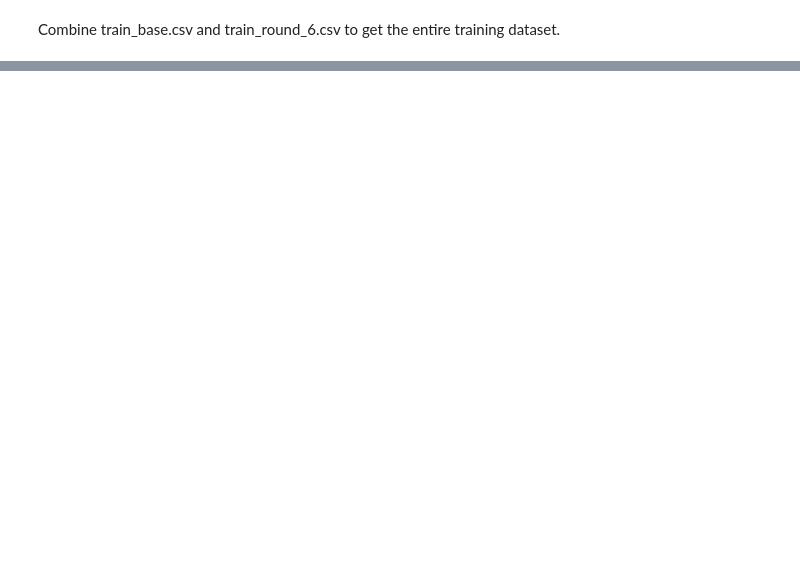
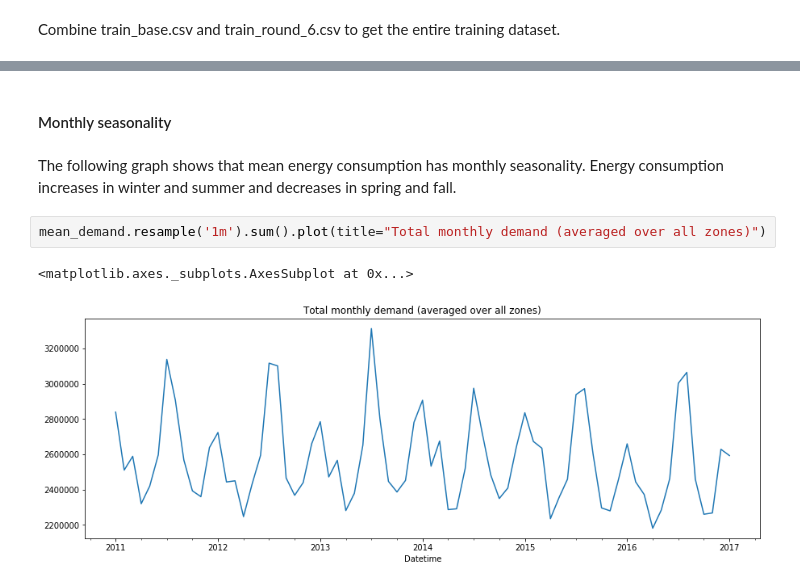
Before and after one commit to sdonohoo/forecasting, a Jupyter notebook: energy_load/GEFCom2017_D_Prob_MT_hourly/reference/Data_Exploration.ipynb, the cells around one changed output, grey strips where cells are left out. Drawn from its saved outputs; the diff is of its cells as text; blank space fills up the shorter version.

```diff
--- a/energy_load/GEFCom2017_D_Prob_MT_hourly/reference/Data_Exploration.ipynb
+++ b/energy_load/GEFCom2017_D_Prob_MT_hourly/reference/Data_Exploration.ipynb
@@ -251,0 +164,9 @@ is not recommended if your data is big.
+# %% [markdown]
+#### Monthly seasonality
+# %% [markdown]
+The following graph shows that mean energy consumption has monthly seasonality. Energy consumption increases in winter and summer and decreases in spring and fall.
+# %%
+mean_demand.resample('1m').sum().plot(title="Total monthly demand (averaged over all zones)")
+# %% [output]
+<matplotlib.axes._subplots.AxesSubplot at 0x...>
+[figure, added]
```
Also changed, not shown: parts of 52 cells of this notebook.
